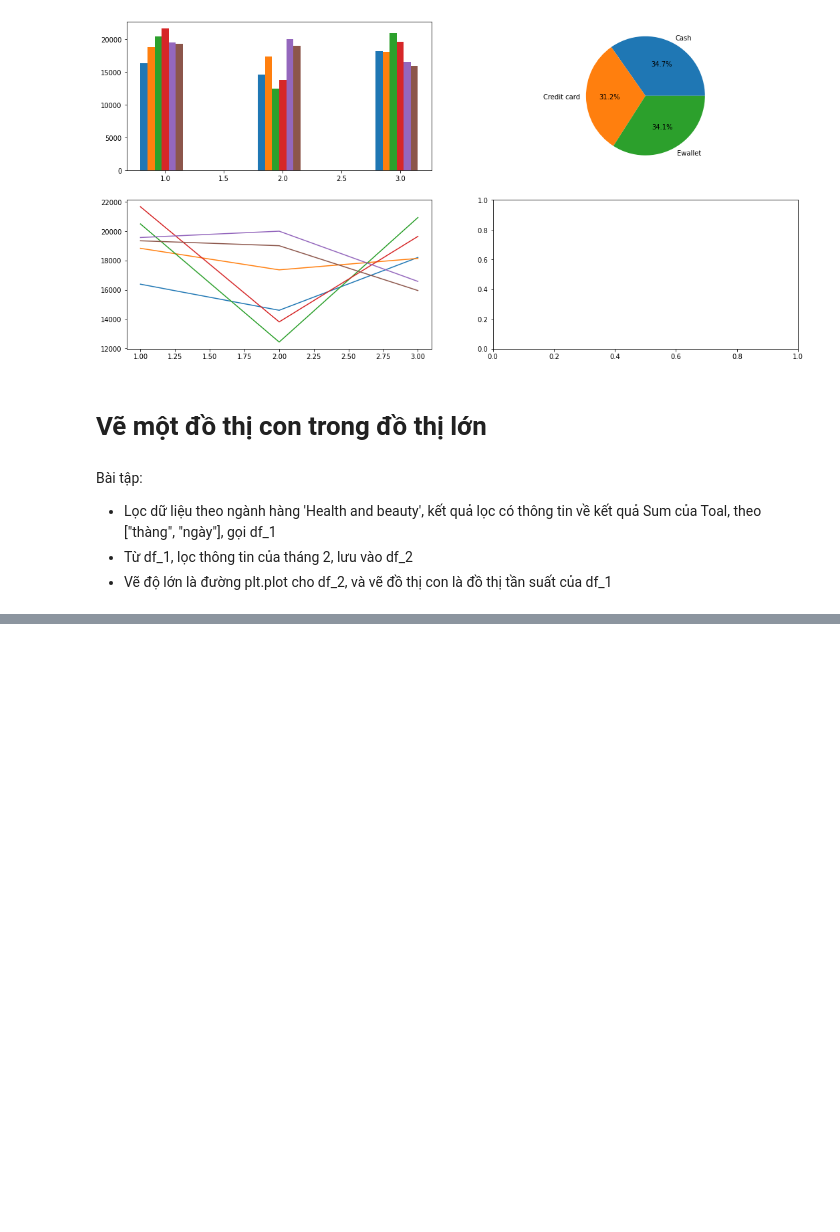
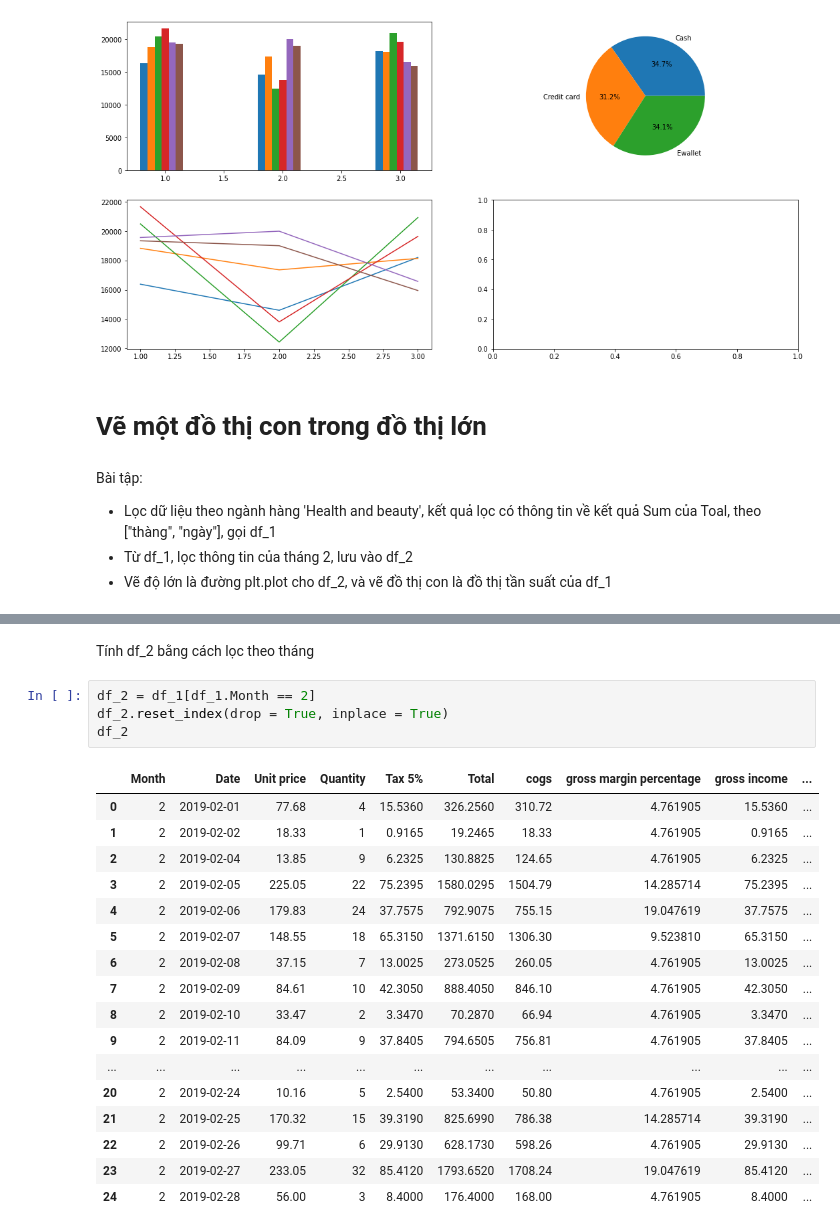
Before and after one commit to hainmit09/DataAnalysis, a Jupyter notebook: Bài_5_Data_Visualize_ti.ipynb, the cells around one changed output, grey strips where cells are left out. Cells and saved outputs as stored; diff of their text form; blank space fills up the shorter version.

```diff
--- a/Bài_5_Data_Visualize_ti.ipynb
+++ b/Bài_5_Data_Visualize_ti.ipynb
@@ -318,0 +386,24 @@ Bài tập:
+# %% [markdown]
+Tính df_2 bằng cách lọc theo tháng
+# %%
+df_2 = df_1[df_1.Month == 2]
+df_2.reset_index(drop = True, inplace = True)
+df_2
+# %% [output]
+|  | Month | Date | Unit price | Quantity | Tax 5% | Total | cogs | gross margin percentage | gross income | ... |
+| 0 | 2 | 2019-02-01 | 77.68 | 4 | 15.5360 | 326.2560 | 310.72 | 4.761905 | 15.5360 | ... |
+| 1 | 2 | 2019-02-02 | 18.33 | 1 | 0.9165 | 19.2465 | 18.33 | 4.761905 | 0.9165 | ... |
+| 2 | 2 | 2019-02-04 | 13.85 | 9 | 6.2325 | 130.8825 | 124.65 | 4.761905 | 6.2325 | ... |
+| 3 | 2 | 2019-02-05 | 225.05 | 22 | 75.2395 | 1580.0295 | 1504.79 | 14.285714 | 75.2395 | ... |
+| 4 | 2 | 2019-02-06 | 179.83 | 24 | 37.7575 | 792.9075 | 755.15 | 19.047619 | 37.7575 | ... |
+| 5 | 2 | 2019-02-07 | 148.55 | 18 | 65.3150 | 1371.6150 | 1306.30 | 9.523810 | 65.3150 | ... |
+| 6 | 2 | 2019-02-08 | 37.15 | 7 | 13.0025 | 273.0525 | 260.05 | 4.761905 | 13.0025 | ... |
+| 7 | 2 | 2019-02-09 | 84.61 | 10 | 42.3050 | 888.4050 | 846.10 | 4.761905 | 42.3050 | ... |
+| 8 | 2 | 2019-02-10 | 33.47 | 2 | 3.3470 | 70.2870 | 66.94 | 4.761905 | 3.3470 | ... |
+| 9 | 2 | 2019-02-11 | 84.09 | 9 | 37.8405 | 794.6505 | 756.81 | 4.761905 | 37.8405 | ... |
+| ... | ... | ... | ... | ... | ... | ... | ... | ... | ... | ... |
+| 20 | 2 | 2019-02-24 | 10.16 | 5 | 2.5400 | 53.3400 | 50.80 | 4.761905 | 2.5400 | ... |
+| 21 | 2 | 2019-02-25 | 170.32 | 15 | 39.3190 | 825.6990 | 786.38 | 14.285714 | 39.3190 | ... |
+| 22 | 2 | 2019-02-26 | 99.71 | 6 | 29.9130 | 628.1730 | 598.26 | 4.761905 | 29.9130 | ... |
+| 23 | 2 | 2019-02-27 | 233.05 | 32 | 85.4120 | 1793.6520 | 1708.24 | 19.047619 | 85.4120 | ... |
+| 24 | 2 | 2019-02-28 | 56.00 | 3 | 8.4000 | 176.4000 | 168.00 | 4.761905 | 8.4000 | ... |
```
Also changed, not shown: parts of 10 cells of this notebook.
